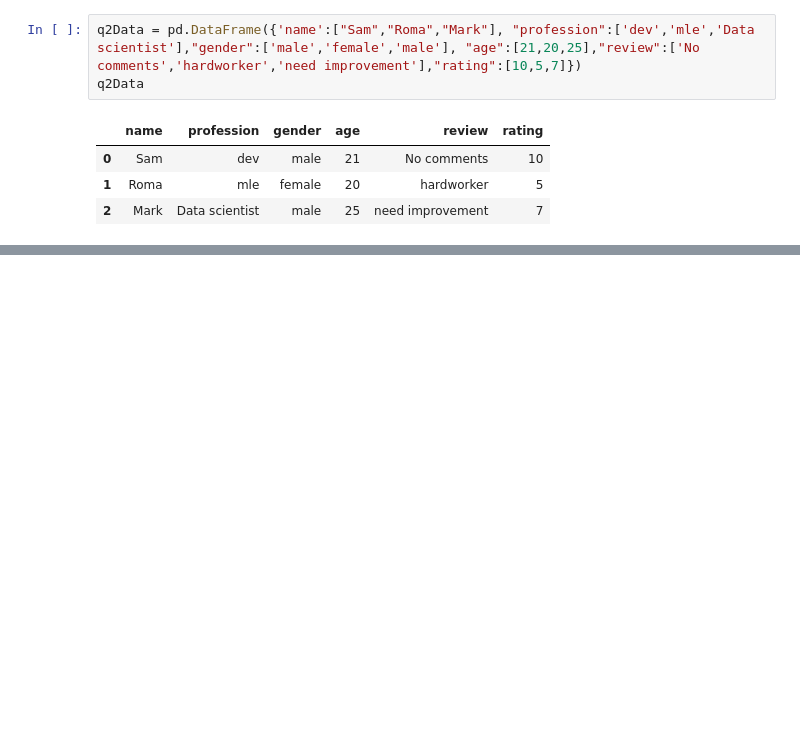
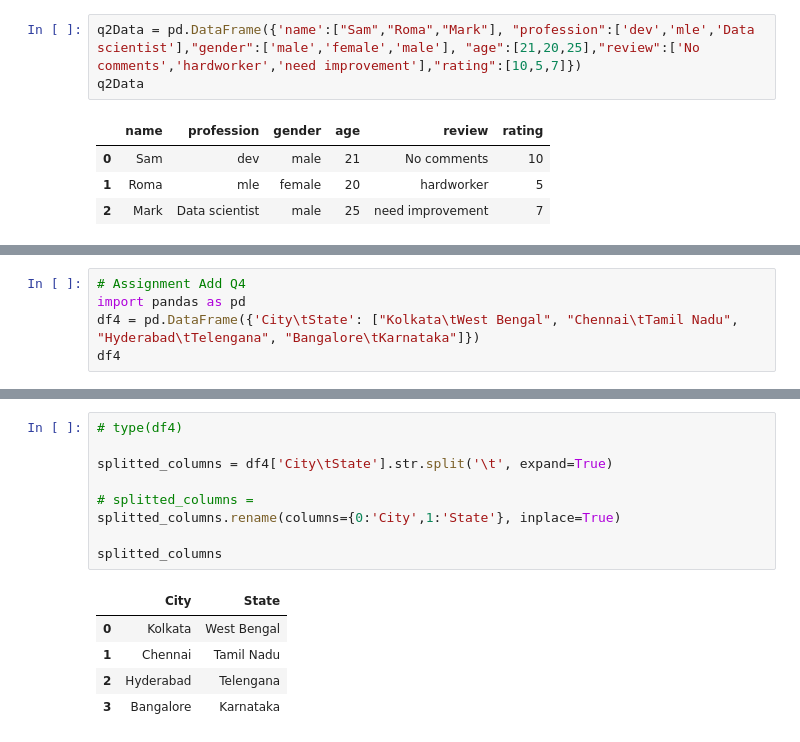
Before and after one commit to msarkar92/pandas-basics, a Jupyter notebook: Pandas_1.ipynb, the cells around one changed output, grey strips where cells are left out. Cells and saved outputs as stored; diff of their text form; blank space fills up the shorter version.

```diff
--- a/Pandas_1.ipynb
+++ b/Pandas_1.ipynb
@@ -738,0 +766,5 @@ q2Data[q2Data['rating'] >= 6]
+# %%
+# Assignment Add Q4
+import pandas as pd
+df4 = pd.DataFrame({'City\tState': ["Kolkata\tWest Bengal", "Chennai\tTamil Nadu", "Hyderabad\tTelengana", "Bangalore\tKarnataka"]})
+df4
@@ -738,0 +777,15 @@ q2Data[q2Data['rating'] >= 6]
+# %%
+# type(df4)
+
+splitted_columns = df4['City\tState'].str.split('\t', expand=True)
+
+# splitted_columns =
+splitted_columns.rename(columns={0:'City',1:'State'}, inplace=True)
+
+splitted_columns
+# %% [output]
+|  | City | State |
+| 0 | Kolkata | West Bengal |
+| 1 | Chennai | Tamil Nadu |
+| 2 | Hyderabad | Telengana |
+| 3 | Bangalore | Karnataka |
```
Also changed, not shown: parts of 4 cells of this notebook.
